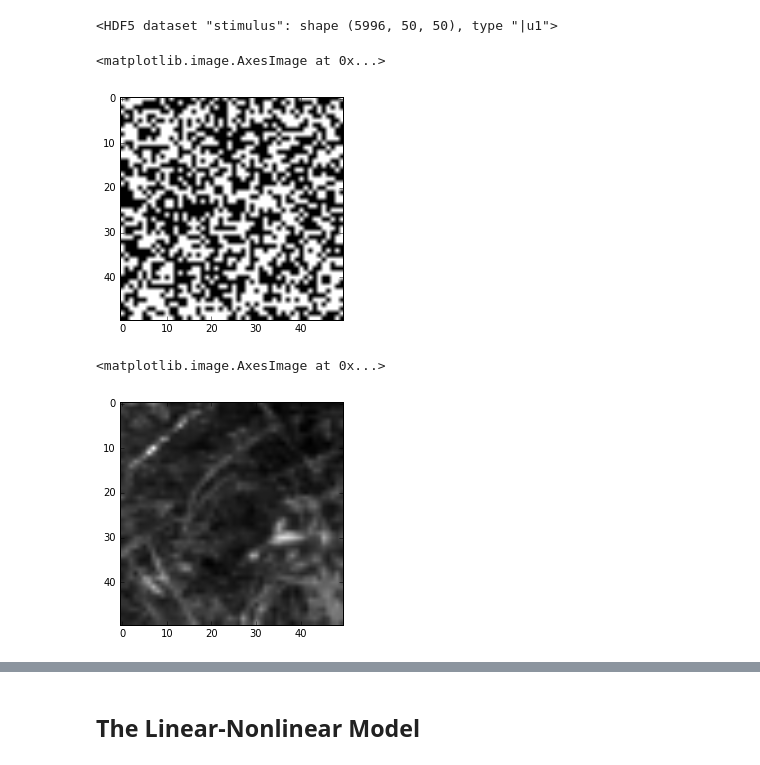
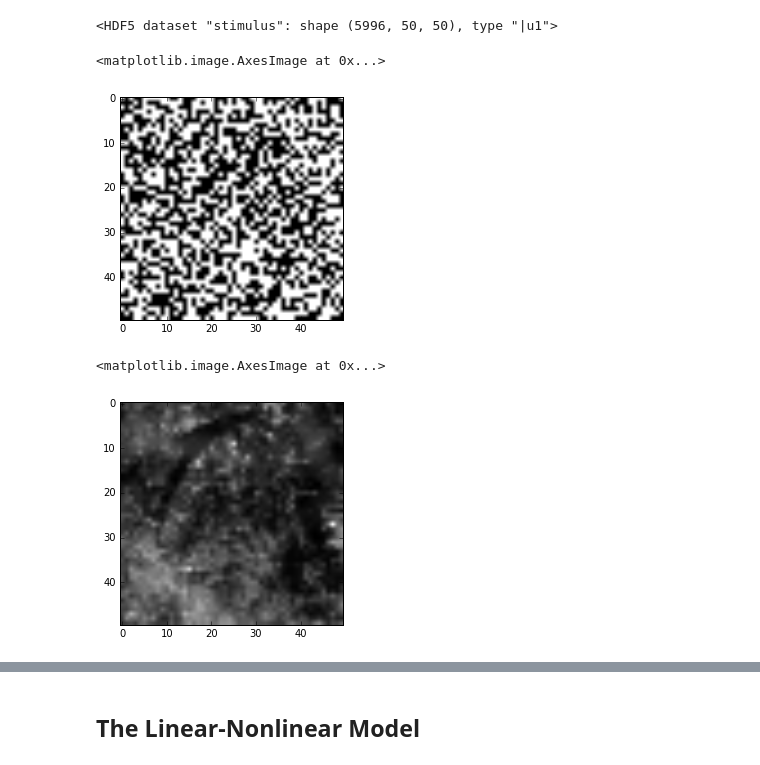
Before and after one commit to neuroailab/psych253, a Jupyter notebook: Lecture11.ipynb, the cells around one changed output, grey strips where cells are left out. Saved outputs shown, nothing was run; the diff lists cells and outputs as text; code cells hidden in the pictures.

```diff
--- a/Lecture11.ipynb
+++ b/Lecture11.ipynb
@@ -81,15 +82,15 @@ naturalscene_stimuli_test
 naturalscene_responses_train = naturalscene_data['train']['response']['firing_rate_10ms']
 naturalscene_responses_test = naturalscene_data['test']['response']['firing_rate_10ms']
 # %%
-plt.imshow(whitenoise_stimuli_train[0], cmap='gray')
+plt.imshow(whitenoise_stimuli_train[3], cmap='gray')
 # %% [output]
 <matplotlib.image.AxesImage at 0x...>
-[figure, old version]
+[figure, new version]
 # %%
-plt.imshow(naturalscene_stimuli_train[0], cmap='gray')
+plt.imshow(naturalscene_stimuli_train[1100], cmap='gray')
 # %% [output]
 <matplotlib.image.AxesImage at 0x...>
-[figure, old version]
+[figure, new version]
 # %%
 from os.path import join, expanduser
 from scipy.stats import zscore
```
Also changed, not shown: parts of 32 cells of this notebook, 1 other file.
